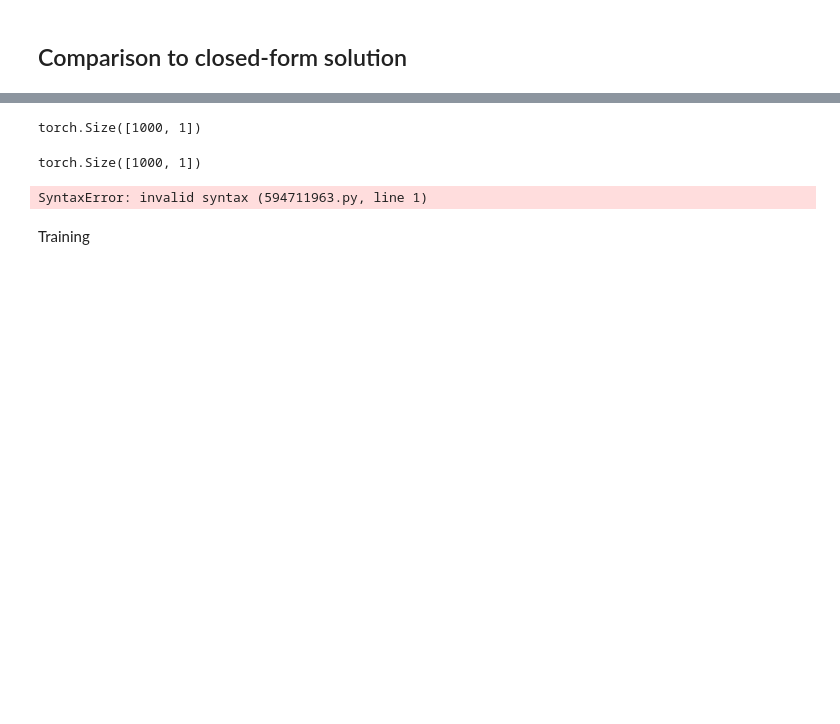
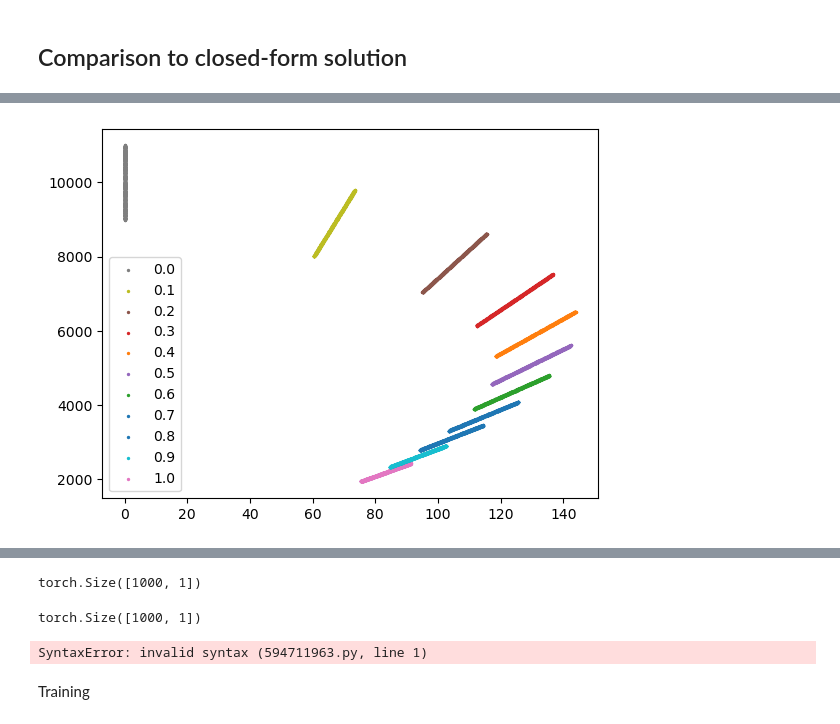
Before and after one commit to arashfahim/multiscale-PGM-for-stochastic-control, a Jupyter notebook: LOB_Linear/LOB_Forward_Unit_Final_Edited.ipynb, the cells around one changed output, grey strips where cells are left out. Saved outputs shown, nothing was run; the diff lists cells and outputs as text; code cells hidden in the pictures; blank space fills up the shorter version.

```diff
--- a/LOB_Linear/LOB_Forward_Unit_Final_Edited.ipynb
+++ b/LOB_Linear/LOB_Forward_Unit_Final_Edited.ipynb
@@ -421,0 +417,10 @@ Text(0, 0.5, 'Log of execution cost')
+# %%
+for n in set(list(oe.x_data[:,0].numpy())):
+    x, y = oe.x_data[oe.x_data[:,0] == n][:,1].clone().detach().numpy(),oe.x_data[oe.x_data[:,0] == n][:,2].clone().detach().numpy()
+    plt.scatter(x,y,label="{:.2}".format(np.round(n,1)), s=2);
+handles, labels = plt.gca().get_legend_handles_labels()
+handles, labels = zip(*[ (handles[i], labels[i]) for i in sorted(range(len(handles)), key=lambda k: list(map(str,labels))[k])] )
+plt.legend(handles, labels, loc=0);
+# plt.legend();
+# %% [output]
+[figure, added]
```
Also changed, not shown: parts of 10 cells of this notebook, 7 other files.
